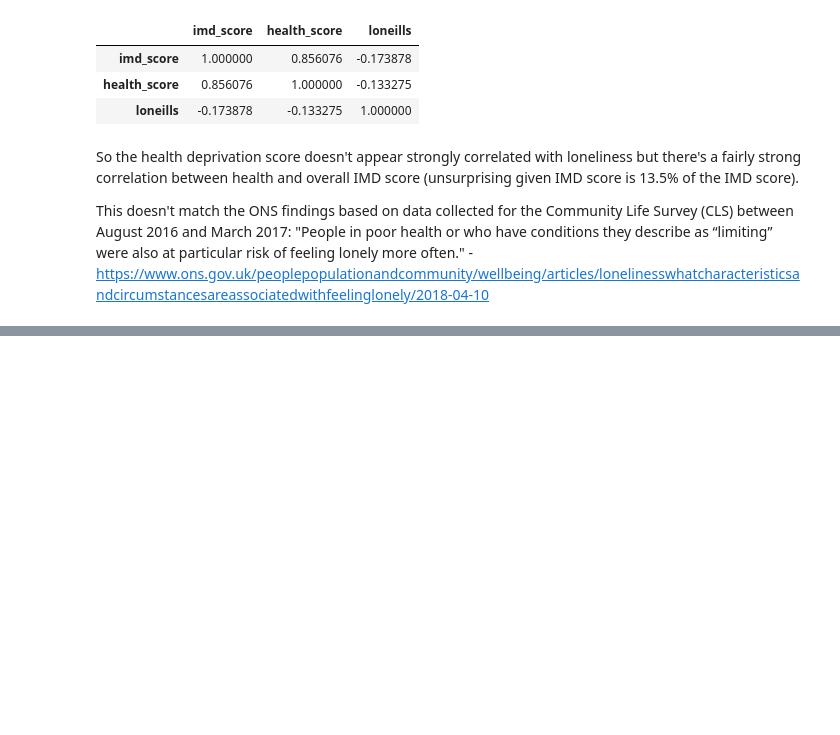
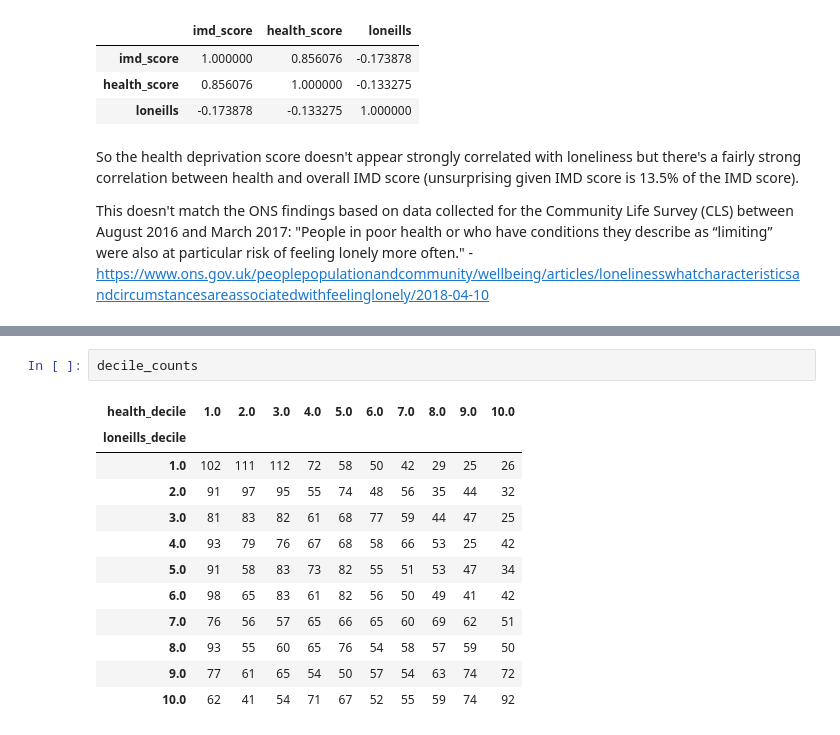
Before and after one commit to TamsinHu/Loneliness_study, a Jupyter notebook: Loneliness and health.ipynb, the cells around one changed output, grey strips where cells are left out. Cells and saved outputs as stored; diff of their text form; blank space fills up the shorter version.

```diff
--- a/Loneliness and health.ipynb
+++ b/Loneliness and health.ipynb
@@ -98,0 +96,15 @@ This doesn't match the ONS findings based on data collected for the Community Li
+# %%
+decile_counts
+# %% [output]
+| health_decile | 1.0 | 2.0 | 3.0 | 4.0 | 5.0 | 6.0 | 7.0 | 8.0 | 9.0 | 10.0 |
+| loneills_decile |  |  |  |  |  |  |  |  |  |  |
+| 1.0 | 102 | 111 | 112 | 72 | 58 | 50 | 42 | 29 | 25 | 26 |
+| 2.0 | 91 | 97 | 95 | 55 | 74 | 48 | 56 | 35 | 44 | 32 |
+| 3.0 | 81 | 83 | 82 | 61 | 68 | 77 | 59 | 44 | 47 | 25 |
+| 4.0 | 93 | 79 | 76 | 67 | 68 | 58 | 66 | 53 | 25 | 42 |
+| 5.0 | 91 | 58 | 83 | 73 | 82 | 55 | 51 | 53 | 47 | 34 |
+| 6.0 | 98 | 65 | 83 | 61 | 82 | 56 | 50 | 49 | 41 | 42 |
+| 7.0 | 76 | 56 | 57 | 65 | 66 | 65 | 60 | 69 | 62 | 51 |
+| 8.0 | 93 | 55 | 60 | 65 | 76 | 54 | 58 | 57 | 59 | 50 |
+| 9.0 | 77 | 61 | 65 | 54 | 50 | 57 | 54 | 63 | 74 | 72 |
+| 10.0 | 62 | 41 | 54 | 71 | 67 | 52 | 55 | 59 | 74 | 92 |
```
Also changed, not shown: parts of 16 cells of this notebook.
